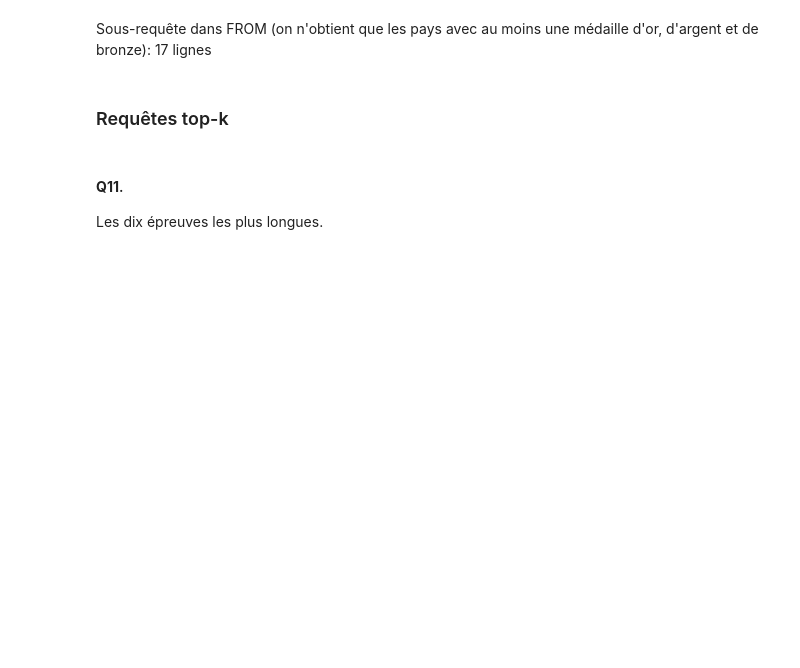
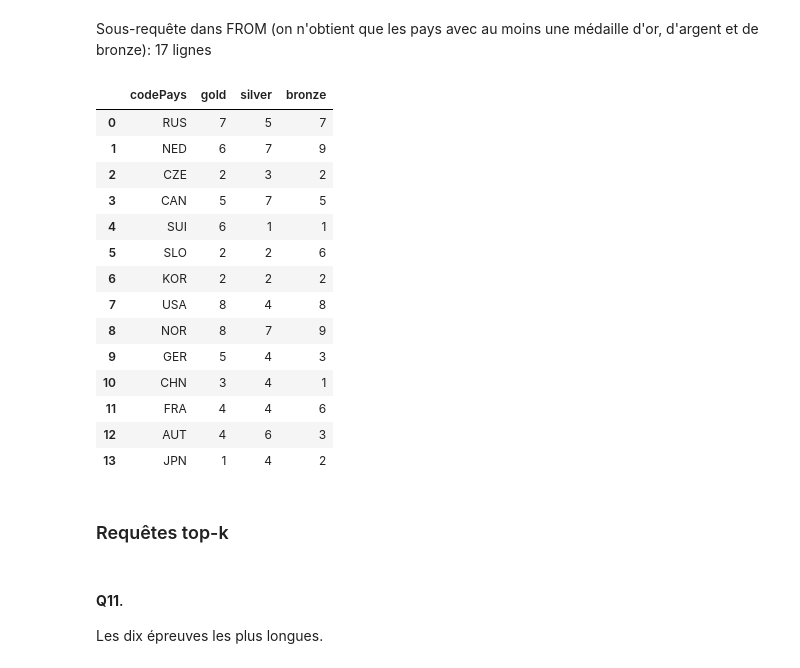
Before and after one commit to A-Aboo/UL2IN0019, a Jupyter notebook: TME 8 Compléments SQL-20260423/TD_TP_8_ETUDIANTS.ipynb, the cells around one changed output. Drawn from its saved outputs; the diff is of its cells as text; code cells hidden in the pictures; blank space fills up the shorter version.

```diff
--- a/TME 8 Compléments SQL-20260423/TD_TP_8_ETUDIANTS.ipynb
+++ b/TME 8 Compléments SQL-20260423/TD_TP_8_ETUDIANTS.ipynb
@@ -1001,10 +1041,39 @@ db.execute(query).df()
 Sous-requête dans FROM (on n'obtient que les pays avec au moins une médaille d'or, d'argent et de bronze): 17 lignes
 # %%
 query="""
-
+SELECT t.codePays, t.gold , t.silver ,t.bronze
+FROM (
+    SELECT a.codePays,
+           COUNT(CASE WHEN r.rang = 1 THEN 1 END) AS gold,
+           COUNT(CASE WHEN r.rang = 2 THEN 1 END) AS silver,
+           COUNT(CASE WHEN r.rang = 3 THEN 1 END) AS bronze
+    FROM athlete a
+    JOIN rangIndividuel r ON a.aid = r.aid
+    WHERE r.rang <= 3
+    GROUP BY a.codePays
+) AS t
+WHERE t.gold > 0
+  AND t.silver > 0
+  AND t.bronze > 0;
 """
 
 db.execute(query).df()
+# %% [output]
+|  | codePays | gold | silver | bronze |
+| 0 | RUS | 7 | 5 | 7 |
+| 1 | NED | 6 | 7 | 9 |
+| 2 | CZE | 2 | 3 | 2 |
+| 3 | CAN | 5 | 7 | 5 |
+| 4 | SUI | 6 | 1 | 1 |
+| 5 | SLO | 2 | 2 | 6 |
+| 6 | KOR | 2 | 2 | 2 |
+| 7 | USA | 8 | 4 | 8 |
+| 8 | NOR | 8 | 7 | 9 |
+| 9 | GER | 5 | 4 | 3 |
+| 10 | CHN | 3 | 4 | 1 |
+| 11 | FRA | 4 | 4 | 6 |
+| 12 | AUT | 4 | 6 | 3 |
+| 13 | JPN | 1 | 4 | 2 |
 # %% [markdown]
 ###  Requêtes top-k
 # %% [markdown]
```
Also changed, not shown: parts of 3 cells of this notebook.
